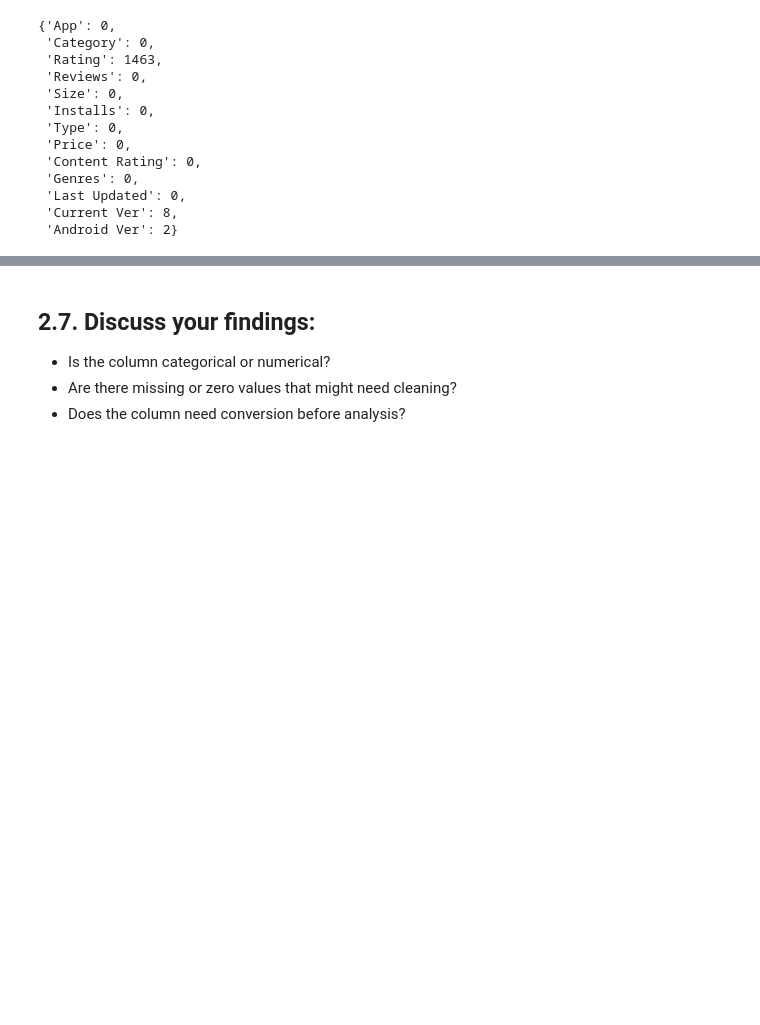
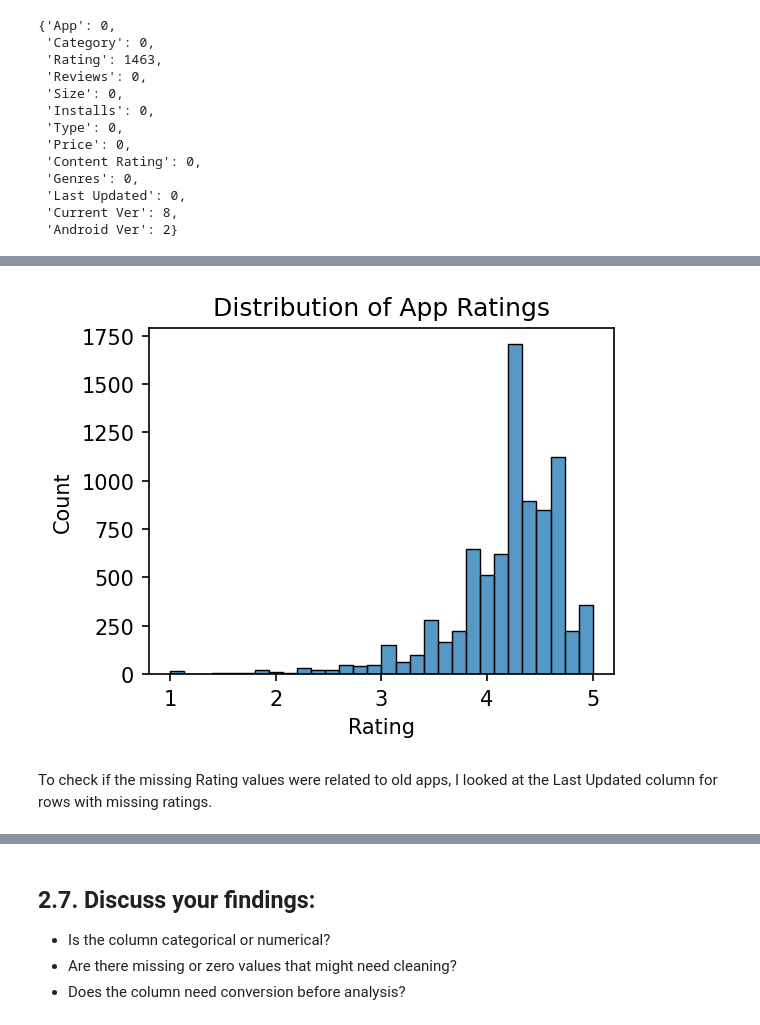
Before and after one commit to emredemirbas/google-playstore-eda, a Jupyter notebook: google_play_store_eda.ipynb, the cells around one changed output, grey strips where cells are left out. Drawn from its saved outputs; the diff is of its cells as text; code cells hidden in the pictures; blank space fills up the shorter version.

```diff
--- a/google_play_store_eda.ipynb
+++ b/google_play_store_eda.ipynb
@@ -610,0 +637,11 @@ google_play_store_df[google_play_store_df["Android Ver"].isna()]
+# %%
+# Visualizing how ratings are distributed using histogram plot
+plt.figure(figsize=(4,3), dpi=150)
+sns.histplot(google_play_store_df["Rating"], bins=30)
+plt.title("Distribution of App Ratings")
+plt.xlabel("Rating")
+plt.show()
+# %% [output]
+[figure, added]
+# %% [markdown]
+To check if the missing Rating values were related to old apps, I looked at the Last Updated column for rows with missing ratings.
```
Also changed, not shown: parts of 46 cells of this notebook.
